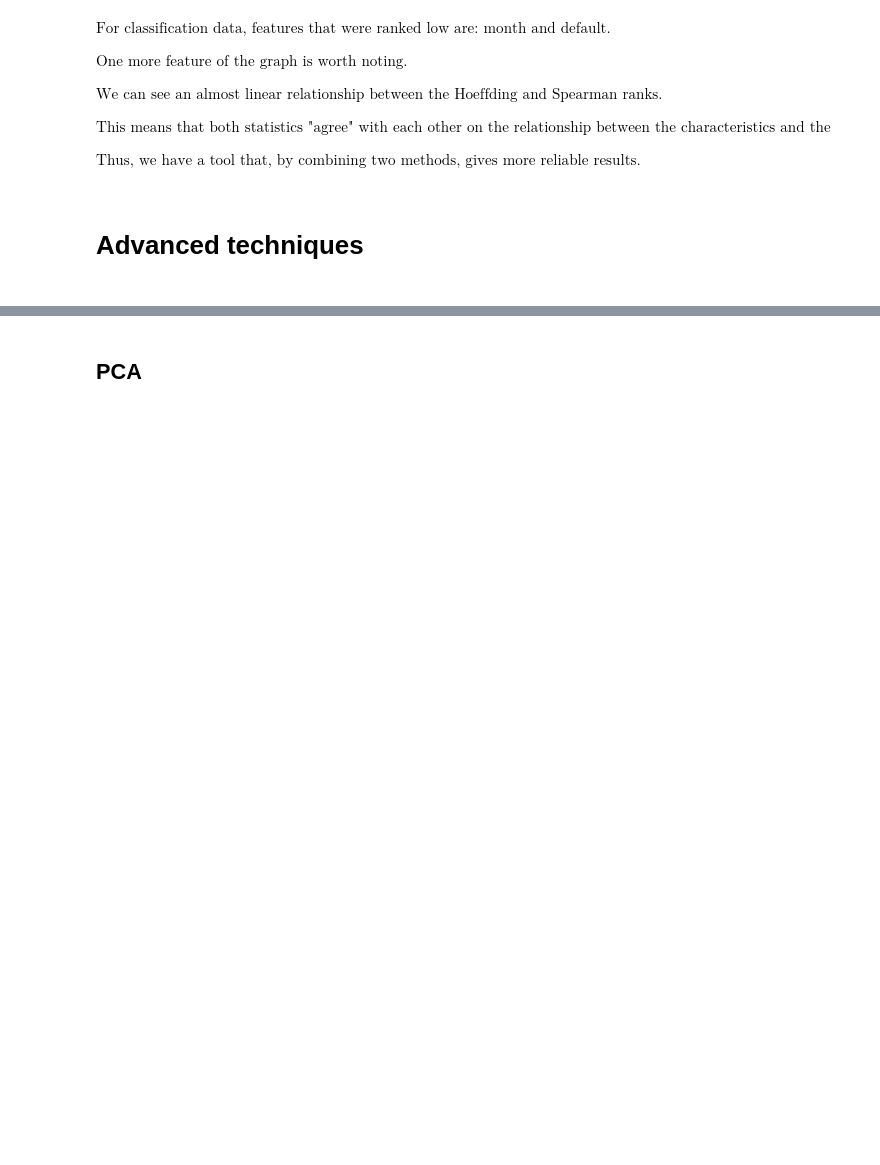
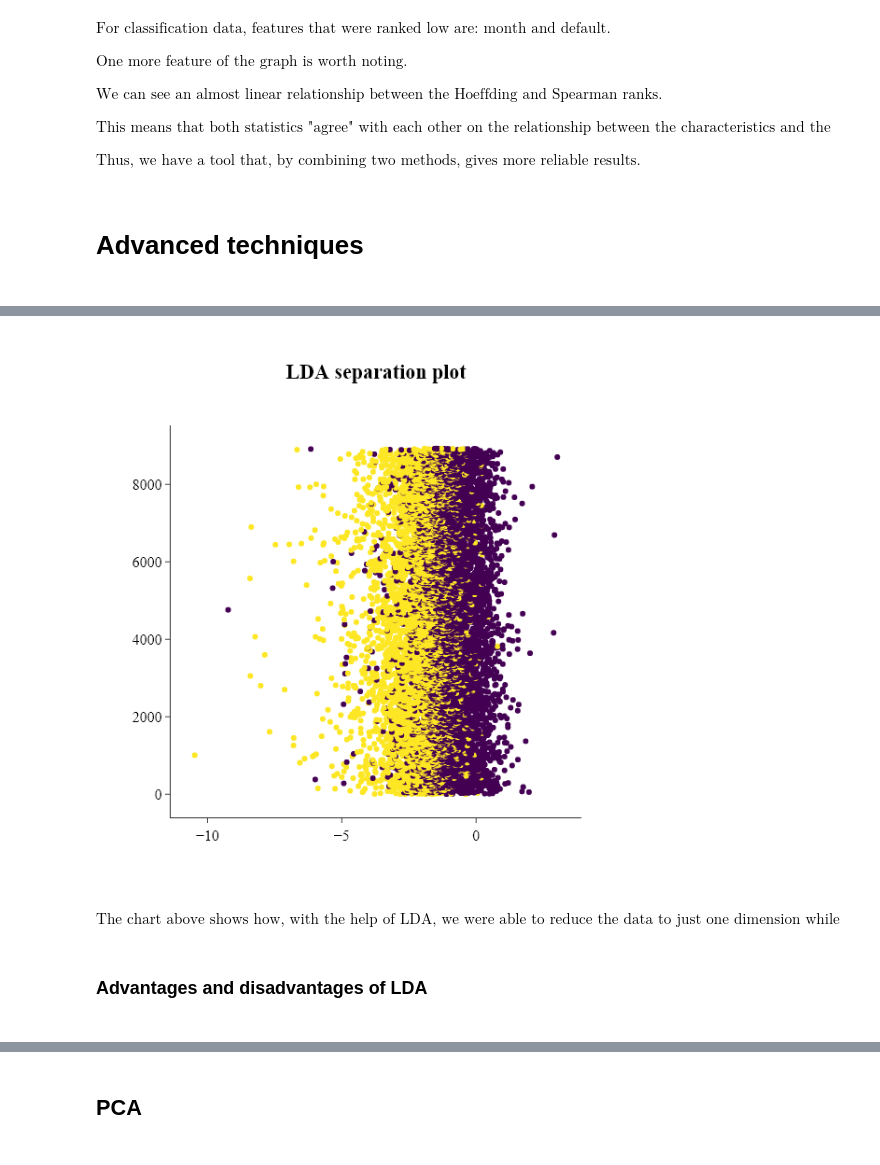
Before and after one commit to kvbiii/Preprocessing, a Jupyter notebook: Redundant_data/Redundant_data_example.ipynb, the cells around one changed output, grey strips where cells are left out. Saved outputs shown, nothing was run; the diff lists cells and outputs as text; code cells hidden in the pictures; blank space fills up the shorter version.

Commit message:
Redundant data example with LaTeX

```diff
--- a/Redundant_data/Redundant_data_example.ipynb
+++ b/Redundant_data/Redundant_data_example.ipynb
@@ -773,0 +825,11 @@ $\text{Thus, we have a tool that, by combining two methods, gives more reliable
+# %%
+lda = Linear_Discriminant_Analysis(n_components=1)
+X_transformed = lda.fit_transform(X=X_train_classification, y=y_train_classification)
+# %%
+Other_plots.lda_separation_plot(X_transformed=X_transformed, y=y_train_classification)
+# %% [output]
+[figure, added]
+# %% [markdown]
+$\text{The chart above shows how, with the help of LDA, we were able to reduce the data to just one dimension while maintaining separability between classes quite well.}$
+# %% [markdown]
+<h3>Advantages and disadvantages of LDA<h3>
```
Also changed, not shown: parts of 6 cells of this notebook.
